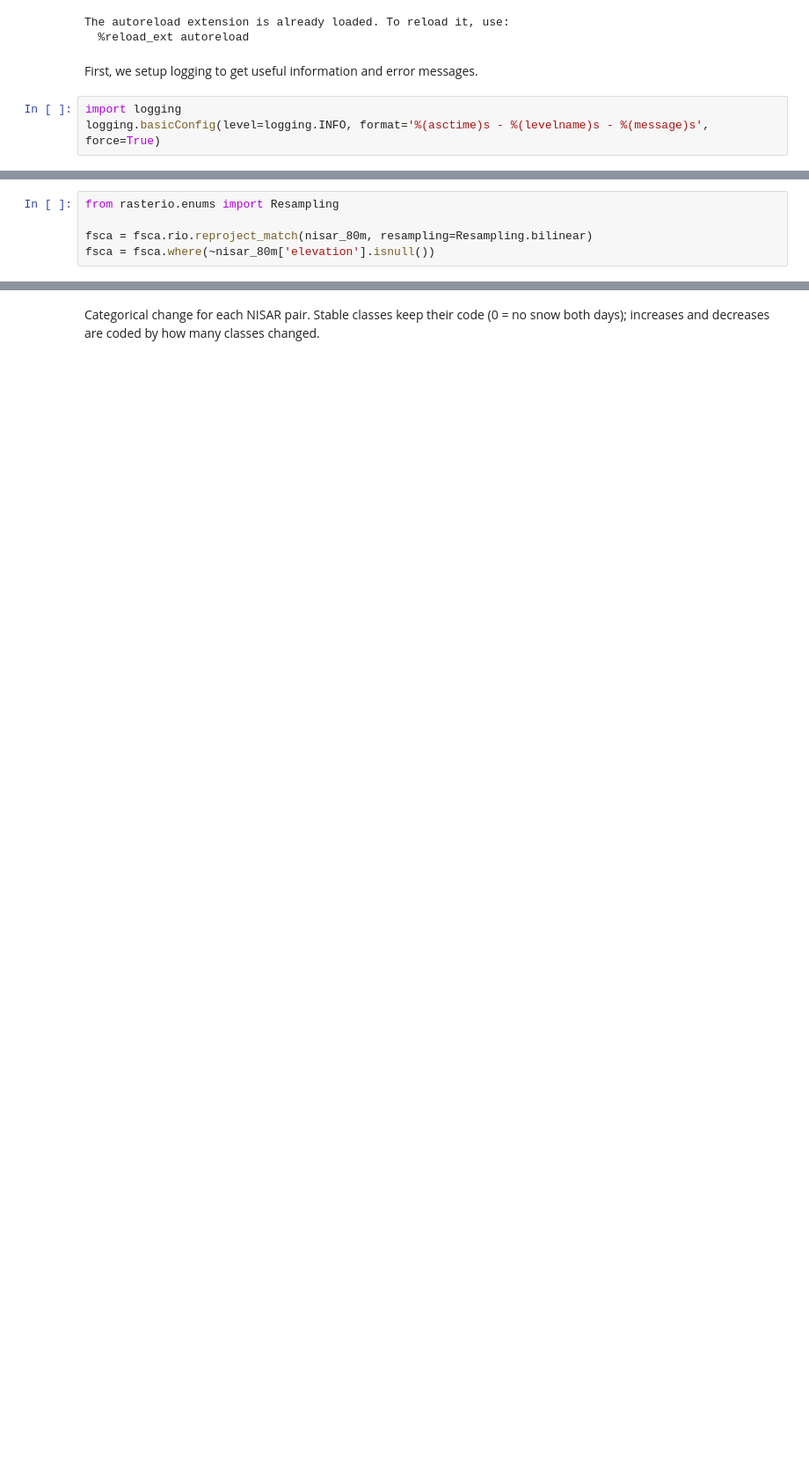
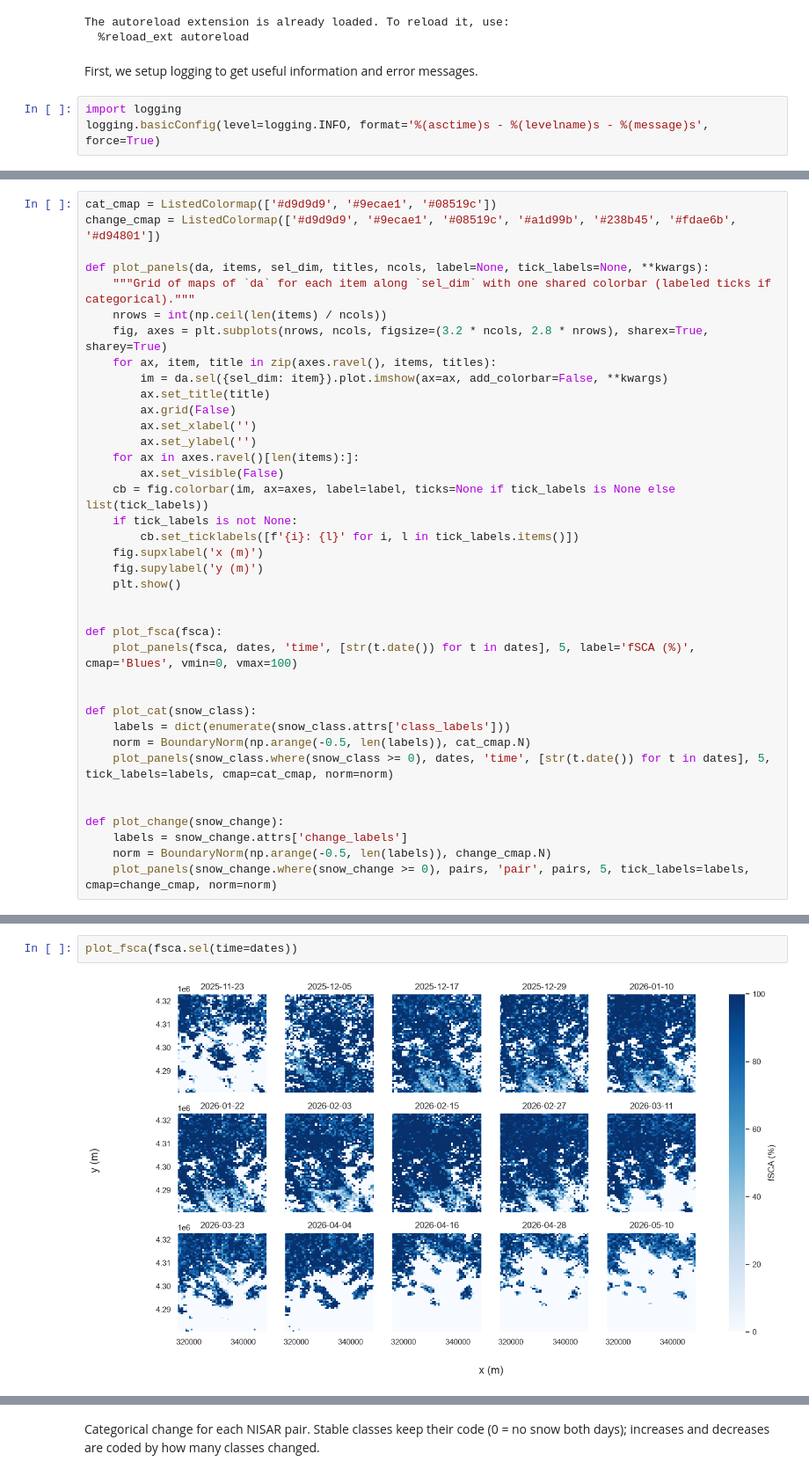
Before and after one commit to julober/nisar_snow_coherence, a Jupyter notebook: notebooks/5_fsca.ipynb, the cells around one changed output, grey strips where cells are left out. Shown at 88% size. Saved outputs shown, nothing was run; the diff lists cells and outputs as text; blank space fills up the shorter version.

Commit message:
add 80 m and 20 m interpolated snow cover

```diff
--- a/notebooks/5_fsca.ipynb
+++ b/notebooks/5_fsca.ipynb
@@ -48 +58,39 @@ len(fsca_files)
+# %%
+cat_cmap = ListedColormap(['#d9d9d9', '#9ecae1', '#08519c'])
+change_cmap = ListedColormap(['#d9d9d9', '#9ecae1', '#08519c', '#a1d99b', '#238b45', '#fdae6b', '#d94801'])
+
+def plot_panels(da, items, sel_dim, titles, ncols, label=None, tick_labels=None, **kwargs):
+    """Grid of maps of `da` for each item along `sel_dim` with one shared colorbar (labeled ticks if categorical)."""
+    nrows = int(np.ceil(len(items) / ncols))
+    fig, axes = plt.subplots(nrows, ncols, figsize=(3.2 * ncols, 2.8 * nrows), sharex=True, sharey=True)
+    for ax, item, title in zip(axes.ravel(), items, titles):
+        im = da.sel({sel_dim: item}).plot.imshow(ax=ax, add_colorbar=False, **kwargs)
+        ax.set_title(title)
+        ax.grid(False)
+        ax.set_xlabel('')
+        ax.set_ylabel('')
+    for ax in axes.ravel()[len(items):]:
+        ax.set_visible(False)
+    cb = fig.colorbar(im, ax=axes, label=label, ticks=None if tick_labels is None else list(tick_labels))
+    if tick_labels is not None:
+        cb.set_ticklabels([f'{i}: {l}' for i, l in tick_labels.items()])
+    fig.supxlabel('x (m)')
+    fig.supylabel('y (m)')
+    plt.show()
+
+
+def plot_fsca(fsca):
+    plot_panels(fsca, dates, 'time', [str(t.date()) for t in dates], 5, label='fSCA (%)', cmap='Blues', vmin=0, vmax=100)
+
+
+def plot_cat(snow_class):
+    labels = dict(enumerate(snow_class.attrs['class_labels']))
+    norm = BoundaryNorm(np.arange(-0.5, len(labels)), cat_cmap.N)
+    plot_panels(snow_class.where(snow_class >= 0), dates, 'time', [str(t.date()) for t in dates], 5, tick_labels=labels, cmap=cat_cmap, norm=norm)
+
+
+def plot_change(snow_change):
+    labels = snow_change.attrs['change_labels']
+    norm = BoundaryNorm(np.arange(-0.5, len(labels)), change_cmap.N)
+    plot_panels(snow_change.where(snow_change >= 0), pairs, 'pair', pairs, 5, tick_labels=labels, cmap=change_cmap, norm=norm)
 # %% [markdown]
@@ -75,6 +122 @@ Reproject to NISAR grid and mask for valid pixels
-# %%
-from rasterio.enums import Resampling
-
-fsca = fsca.rio.reproject_match(nisar_80m, resampling=Resampling.bilinear)
-fsca = fsca.where(~nisar_80m['elevation'].isnull())
 # %% [markdown]
@@ -101 +124,5 @@ plt.show()
+# %%
+plot_fsca(fsca.sel(time=dates))
+# %% [output]
+[figure, added]
 # %% [markdown]
```
Also changed, not shown: parts of 25 cells of this notebook.
